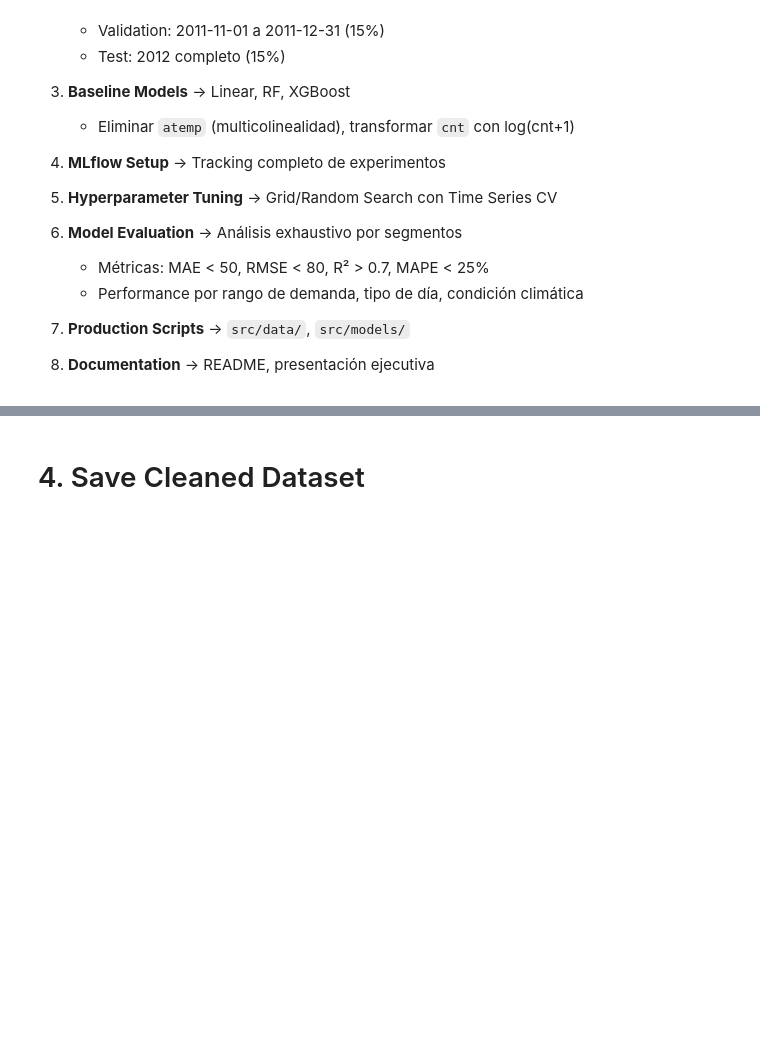
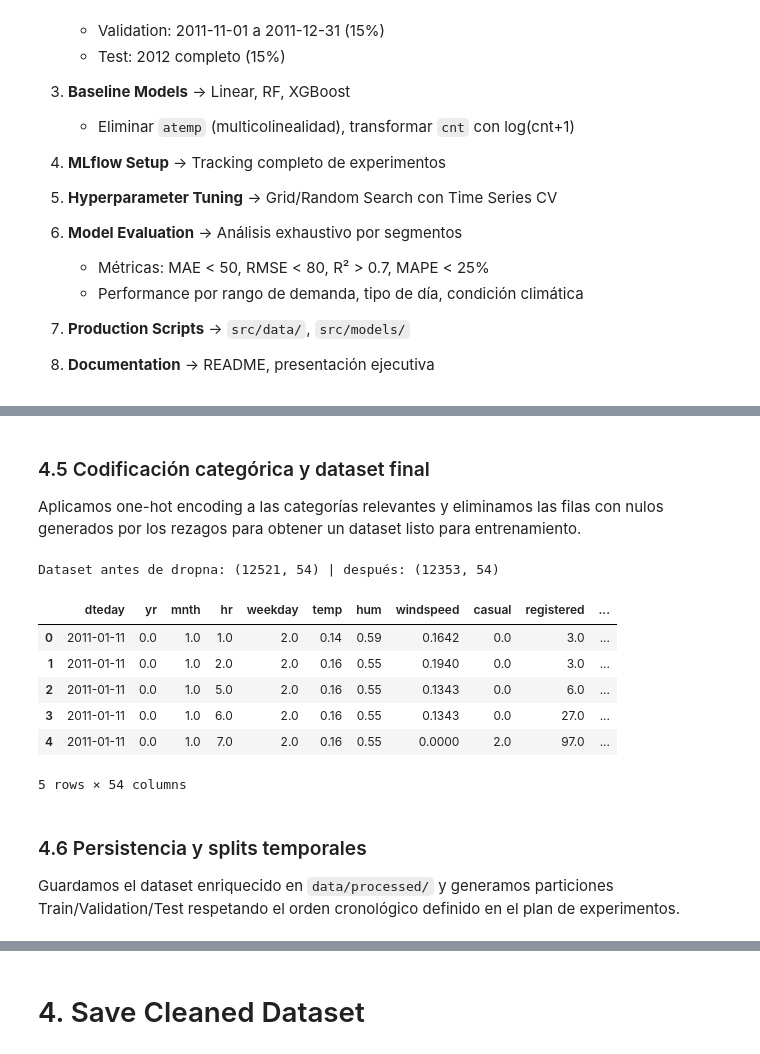
Before and after one commit to Isaac1606/mlops-team-61-project, a Jupyter notebook: notebooks/notebook.ipynb, the cells around one changed output, grey strips where cells are left out. Drawn from its saved outputs; the diff is of its cells as text; code cells hidden in the pictures; blank space fills up the shorter version.

```diff
--- a/notebooks/notebook.ipynb
+++ b/notebooks/notebook.ipynb
@@ -1869,0 +1919,12 @@ Fecha        Total      Día    Festivo   Temp     Clima
+# %%
+def add_cyclical_features(df, column, period):
+    angle = 2 * np.pi * df[column] / period
+    df[f"{column}_sin"] = np.sin(angle)
+    df[f"{column}_cos"] = np.cos(angle)
+    return df
+
+df_features = add_cyclical_features(df_features, 'hr', 24)
+df_features = add_cyclical_features(df_features, 'mnth', 12)
+df_features = add_cyclical_features(df_features, 'weekday', 7)
+
+df_features.filter(regex='(hr|mnth|weekday)_(sin|cos)').head()
@@ -1869,0 +1986,18 @@ Fecha        Total      Día    Festivo   Temp     Clima
+# %%
+lag_targets = ['cnt', 'registered', 'casual']
+lag_hours = [1, 24, 168]
+for target in lag_targets:
+    for lag in lag_hours:
+        df_features[f'{target}_lag_{lag}h'] = df_features[target].shift(lag)
+
+rolling_windows = [3, 24]
+for target in lag_targets:
+    for window in rolling_windows:
+        df_features[f'{target}_roll_mean_{window}h'] = (
+            df_features[target].shift(1).rolling(window=window, min_periods=1).mean()
+        )
+
+df_features['cnt_pct_change_1h'] = df_features['cnt'].pct_change(periods=1)
+df_features['cnt_pct_change_24h'] = df_features['cnt'].pct_change(periods=24)
+
+df_features[[col for col in df_features.columns if 'lag_' in col or 'roll_mean' in col]].head()
@@ -1869,0 +2011,30 @@ Fecha        Total      Día    Festivo   Temp     Clima
+# %% [markdown]
+### 4.5 Codificación categórica y dataset final
+
+Aplicamos one-hot encoding a las categorías relevantes y eliminamos las filas con nulos generados por los rezagos para obtener un dataset listo para entrenamiento.
+# %%
+categorical_cols = ['season', 'weathersit', 'holiday', 'workingday', 'weather_quadrant']
+df_features_encoded = pd.get_dummies(
+    df_features,
+    columns=categorical_cols,
+    drop_first=True,
+    dtype=int,
+)
+
+before_dropna = df_features_encoded.shape
+df_features_encoded = df_features_encoded.dropna().reset_index(drop=True)
+print(f"Dataset antes de dropna: {before_dropna} | después: {df_features_encoded.shape}")
+df_features_encoded.head()
+# %% [output]
+Dataset antes de dropna: (12521, 54) | después: (12353, 54)
+|  | dteday | yr | mnth | hr | weekday | temp | hum | windspeed | casual | registered | ... |
+| 0 | 2011-01-11 | 0.0 | 1.0 | 1.0 | 2.0 | 0.14 | 0.59 | 0.1642 | 0.0 | 3.0 | ... |
+| 1 | 2011-01-11 | 0.0 | 1.0 | 2.0 | 2.0 | 0.16 | 0.55 | 0.1940 | 0.0 | 3.0 | ... |
+| 2 | 2011-01-11 | 0.0 | 1.0 | 5.0 | 2.0 | 0.16 | 0.55 | 0.1343 | 0.0 | 6.0 | ... |
+| 3 | 2011-01-11 | 0.0 | 1.0 | 6.0 | 2.0 | 0.16 | 0.55 | 0.1343 | 0.0 | 27.0 | ... |
+| 4 | 2011-01-11 | 0.0 | 1.0 | 7.0 | 2.0 | 0.16 | 0.55 | 0.0000 | 2.0 | 97.0 | ... |
+5 rows × 54 columns
+# %% [markdown]
+### 4.6 Persistencia y splits temporales
+
+Guardamos el dataset enriquecido en `data/processed/` y generamos particiones Train/Validation/Test respetando el orden cronológico definido en el plan de experimentos.
```
Also changed, not shown: parts of 14 cells of this notebook.
